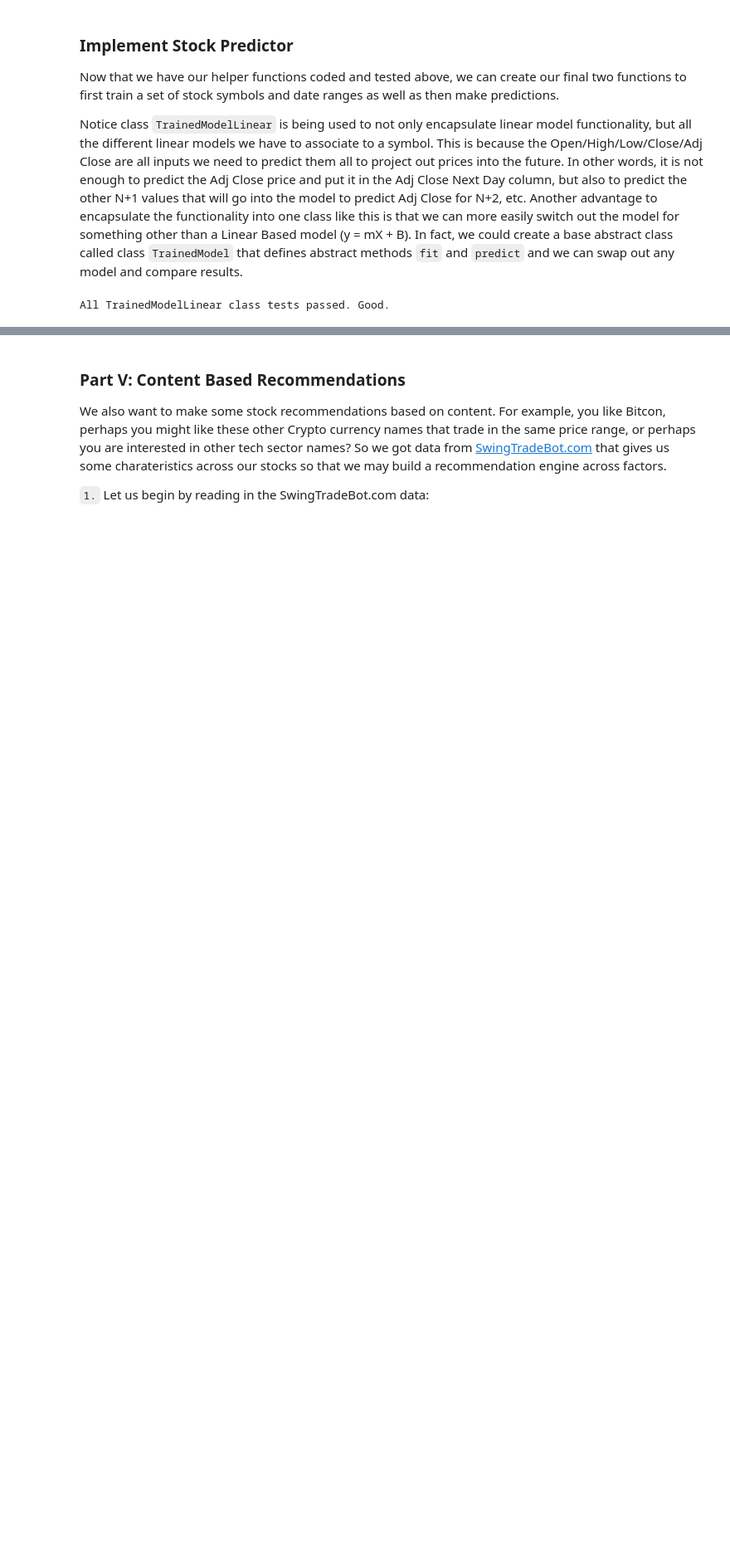
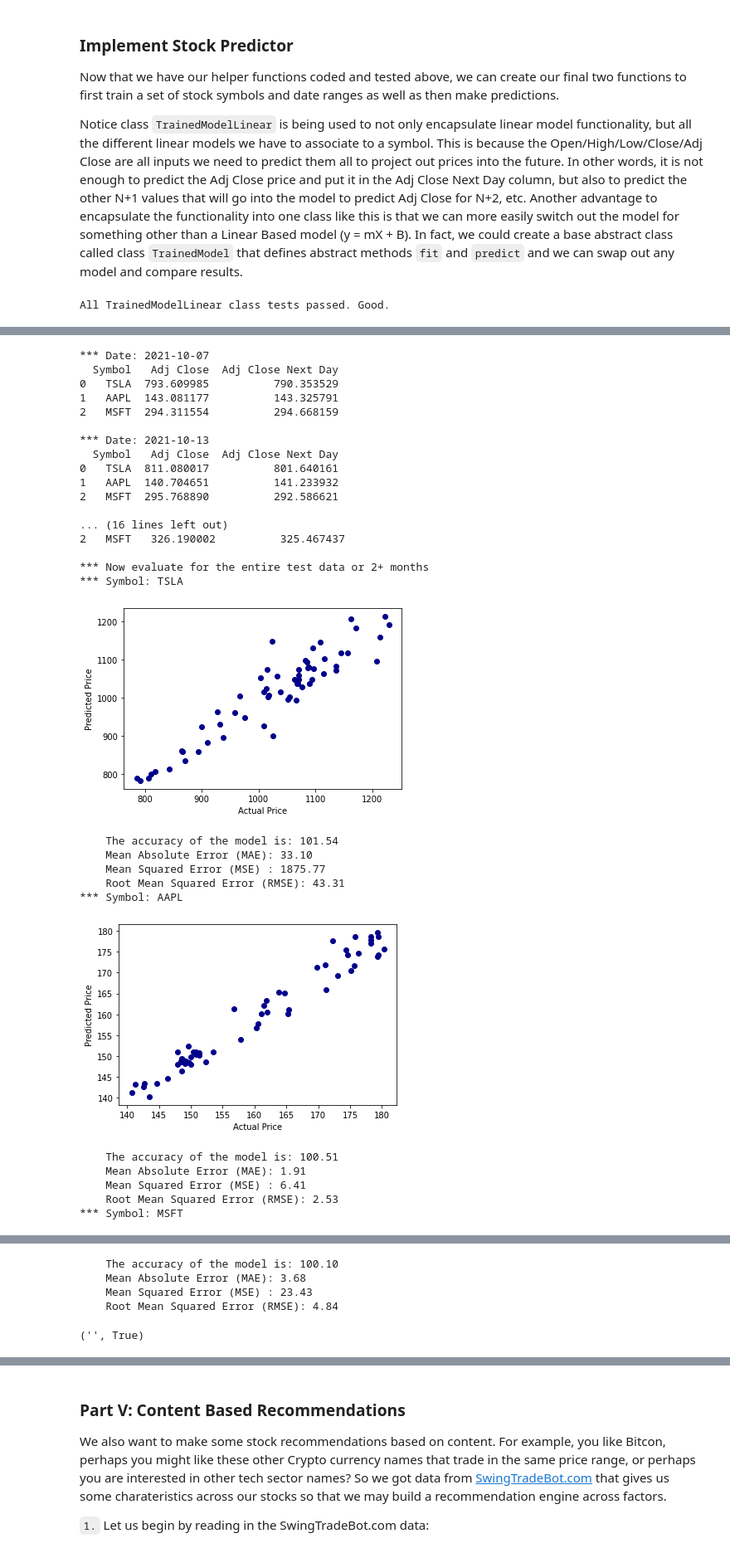
Before and after one commit to hmelendez001/Capstone-Project4-Udacity-Data-Scientist, a Jupyter notebook: Investment_and_Trading_Capstone.ipynb, the cells around one changed output, grey strips where cells are left out. Shown: that part at 83% size. Saved outputs shown, nothing was run; the diff lists cells and outputs as text; code cells hidden in the pictures; blank space fills up the shorter version.

```diff
--- a/Investment_and_Trading_Capstone.ipynb
+++ b/Investment_and_Trading_Capstone.ipynb
@@ -1169,13 +1269,15 @@ print("All TrainedModelLinear class tests passed. Good.")
 # %% [output]
 All TrainedModelLinear class tests passed. Good.
 # %%
-def get_stock_histories(from_date, to_date, symbols, test_size = .01, random_state = 42):
+def get_stock_histories(from_date, to_date, symbols, test_size = 1, random_state = 42):
     '''
     INPUT:
     from_date (date) - The starting date range to get data for
     to_date (date) - The ending date range to get data for
     symbols (array) - List of stock tickers to get historical data for
-    test_size (numeric) - Optional test size, we default to .01 because we want to train with most of the data
+    test_size (numeric) - Optional test size, can be a float in the (0, 1) range to indicate a percentage like .01 = 1%,
+                          or a number that is at least 1 but less than the total size.
+                          We default to 1 because we want to train with most of the data.
     random_state (numeric) - Optional random state
 
     OUTPUT:
@@ -1203,7 +1305,7 @@ def get_stock_histories(from_date, to_date, symbols, test_size = .01, random_sta
         # Add Symbol column first
         df_symbol.insert(0, 'Symbol', symbol)
         # Take next day's Adj Close and put in in the current Adj Close Next Day column
-        for i in range(0, len(df_symbol) - 1):
+        for i in range(1, len(df_symbol) - 1):
             df_symbol.loc[i, 'Adj Close Next Day'] = df_symbol.loc[i+1, 'Adj Close']
         # Backfill the nth day
         df_symbol = df_symbol.ffill().bfill()
@@ -1219,7 +1321,7 @@ error_msg, bool_ret = get_stock_histories('2021-01-01', '2021-12-31', [])
 assert not bool_ret and error_msg == "Error: invalid or empty list of symbols passed.", "Did not get expected False and message, instead got: {} and {}".format(bool_ret, error_msg)
 error_msg, bool_ret = get_stock_histories('2021-01-01', '2021-12-31', ['ZVZZT', 'YHOO'])
 assert not bool_ret and error_msg == "Invalid symbol 'ZVZZT' passed.", "Did not get expected False and message, instead got: {} and {}".format(bool_ret, error_msg)
-error_msg, bool_ret = get_stock_histories('2021-01-01', '2021-12-30', ['TSLA', 'AAPL', 'MSFT'])
+error_msg, bool_ret = get_stock_histories('2021-01-01', '2021-12-31', ['TSLA', 'AAPL', 'MSFT'])
 assert bool_ret and len(error_msg) == 0, "Did not get expected True and empty message, instead got: {} and {}".format(bool_ret, error_msg)
 print("All get_stock_histories tests passed. Good.")
 model_hash
@@ -1327,0 +1627,7 @@ A basic run of the core system would involve one call to the training interface,
+# %%
+error_msg, bool_ret = get_stock_histories('2021-01-01', '2021-12-31', ['TSLA', 'AAPL', 'MSFT'], test_size = 60)
+assert bool_ret and len(error_msg) == 0, "Did not get expected True and empty message, instead got: {} and {}".format(bool_ret, error_msg)
+assert model_hash['TSLA'].last_trained_date.strftime('%Y-%m-%d') == '2021-10-06', "TSLA did not return expected last_trained_date, instead got: {}".format(model_hash['TSLA'].last_trained_date)
+assert model_hash['AAPL'].last_trained_date.strftime('%Y-%m-%d') == '2021-10-06', "AAPL did not return expected last_trained_date, instead got: {}".format(model_hash['AAPL'].last_trained_date)
+assert model_hash['MSFT'].last_trained_date.strftime('%Y-%m-%d') == '2021-10-06', "MSFT did not return expected last_trained_date, instead got: {}".format(model_hash['MSFT'].last_trained_date)
+print("All get_stock_histories for the year completed with 60 remaining days set aside as test data. Good.")
@@ -1327,0 +1636,40 @@ A basic run of the core system would involve one call to the training interface,
+# %%
+# train-test cycle: the day immediately after training end date, and increments of 7 days, through the entire 2+ months...
+symbols = ['TSLA', 'AAPL', 'MSFT']
+for dt in ['2021-10-07', '2021-10-13', '2021-10-20', '2021-11-08', '2021-12-06']:
+    error_msg, df_ret = get_stock_predictions(dt, dt, symbols)
+    assert len(error_msg) == 0, "Did not get expected empty error message, instead got: {}".format(error_msg)
+    print("*** Date: {}\n{}\n".format(dt, df_ret[['Symbol', 'Adj Close', 'Adj Close Next Day']]))
+# And the entire test data or 2+ months
+print("*** Now evaluate for the entire test data or 2+ months")
+evaluate_models(symbols)
+# %% [output]
+*** Date: 2021-10-07
+  Symbol   Adj Close  Adj Close Next Day
+0   TSLA  793.609985          790.353529
+1   AAPL  143.081177          143.325791
+2   MSFT  294.311554          294.668159
+
+*** Date: 2021-10-13
+  Symbol   Adj Close  Adj Close Next Day
+0   TSLA  811.080017          801.640161
+1   AAPL  140.704651          141.233932
+2   MSFT  295.768890          292.586621
+
+... (16 lines left out)
+2   MSFT   326.190002          325.467437
+
+*** Now evaluate for the entire test data or 2+ months
+*** Symbol: TSLA
+[figure, added]
+    The accuracy of the model is: 101.54
+    Mean Absolute Error (MAE): 33.10
+    Mean Squared Error (MSE) : 1875.77
+    Root Mean Squared Error (RMSE): 43.31
+*** Symbol: AAPL
+[figure, added]
+    The accuracy of the model is: 100.51
+    Mean Absolute Error (MAE): 1.91
+    Mean Squared Error (MSE) : 6.41
+    Root Mean Squared Error (RMSE): 2.53
+*** Symbol: MSFT
@@ -1327,0 +1677,5 @@ A basic run of the core system would involve one call to the training interface,
+    The accuracy of the model is: 100.10
+    Mean Absolute Error (MAE): 3.68
+    Mean Squared Error (MSE) : 23.43
+    Root Mean Squared Error (RMSE): 4.84
+('', True)
```
Also changed, not shown: parts of 30 cells of this notebook, 1 other file.
